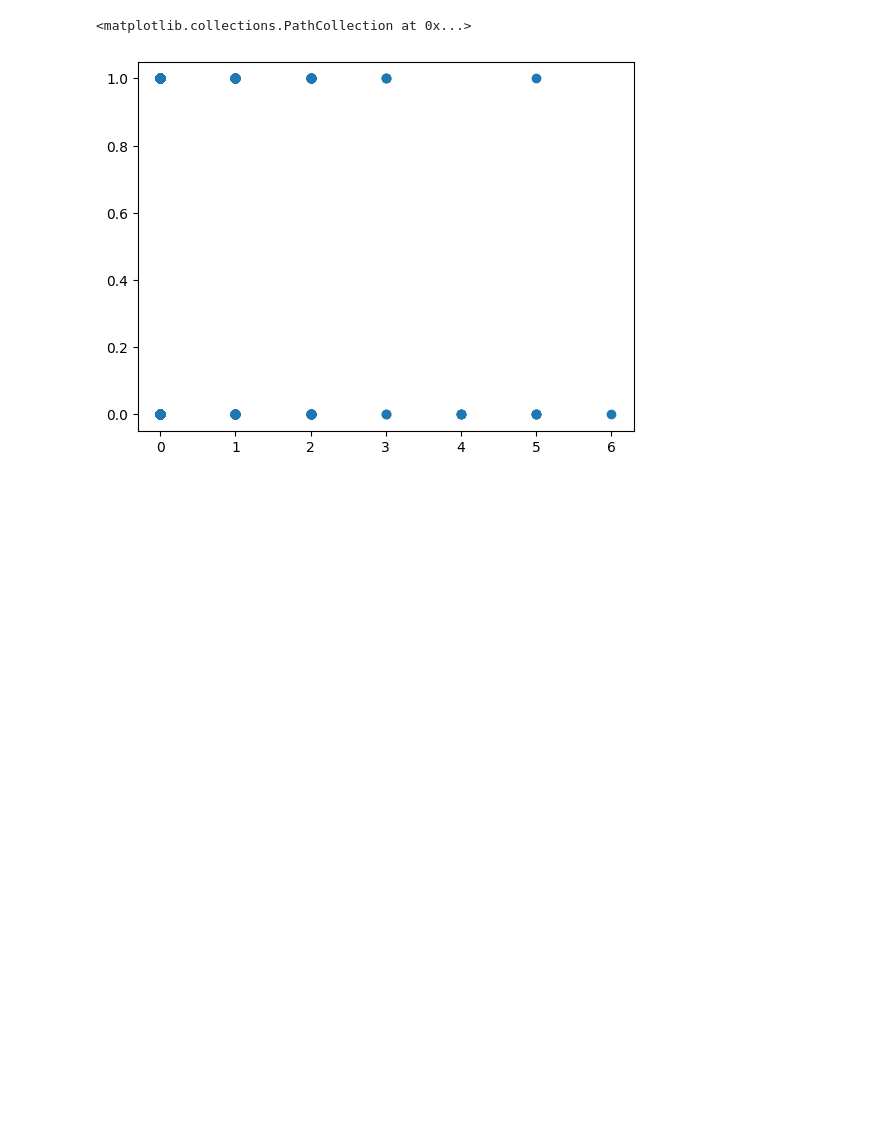
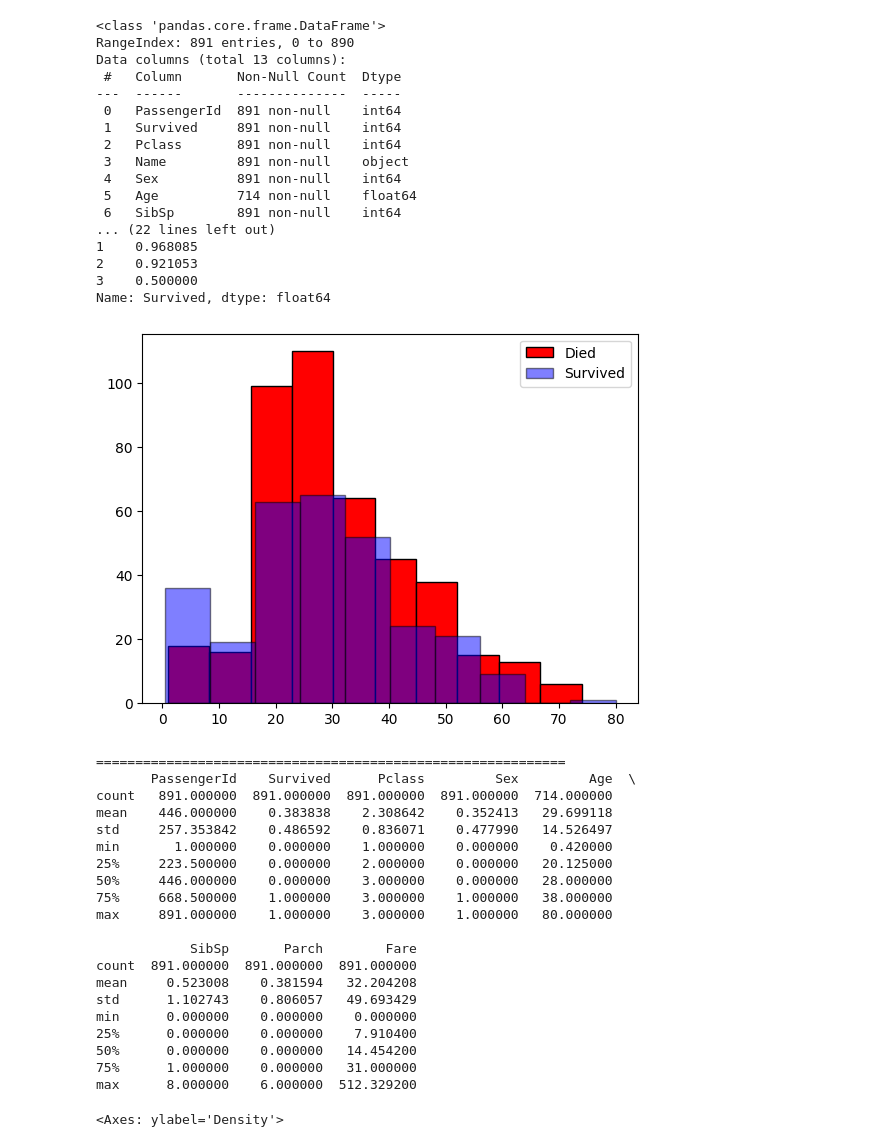
Before and after one commit to HaFiid98/kaggle-titanic, a Jupyter notebook: notebook/EDA.ipynb, the cells around one changed output. Saved outputs shown, nothing was run; the diff lists cells and outputs as text; code cells hidden in the pictures; blank space fills up the shorter version.

```diff
--- a/notebook/EDA.ipynb
+++ b/notebook/EDA.ipynb
@@ -1,23 +1,89 @@
 # %%
 import pandas as pd
 import numpy as np
 import matplotlib.pyplot as plt
 from pathlib import Path
 
 BASE_DIR = Path(__file__).resolve().parent if "__file__" in locals() else Path().cwd()
 DATA_PATH = BASE_DIR.parent / "data" / "train.csv"
 data = pd.read_csv(DATA_PATH)
+data["Sex"] = (data["Sex"] == "female").astype(int)
+data['HasCabin'] = data["Cabin"].notna()
+print(data.info(memory_usage="deep"))
+print("="*60)
+print(data.groupby("Sex")["Survived"].mean())
+print("-"* 100)
+print(data.groupby("HasCabin")["Survived"].mean())
+print("-"* 100)
+# print(data.groupby("Pclass")["Survived"].mean())
+print("-"* 100)
 
+print(f'Survival rate of Female based on Pclass: {data[data["Sex"] == 1].groupby("Pclass")["Survived"].mean()}')
+
+
+
+#add feature has family
+
+
+plt.hist(data[data["Survived"] == 0]["Age"]   ,  color="red" , edgecolor='black' , label="Died")
+plt.hist(data[data["Survived"] == 1]["Age"]  , alpha=0.5 , color="blue" , edgecolor='black' , label="Survived")
+plt.legend(loc='upper right')
+
+plt.show()
+# print(data.groupby("Survived")["Age"].mean())
+print("="*60)
+print(data.describe())
 y = data["Survived"]
 X = data.drop(columns=["Survived"])
 X["Age"] = X["Age"].fillna(X["Age"].median())
 # print(X)
 X['Embarked'] = X['Embarked'].fillna(X['Embarked'].mode()[0])
-X['HasCabin'] = X["Cabin"].notna()
-X["Sex"] = (X["Sex"] == "female").astype(int)
 X.isna().sum()
 
-plt.scatter(X["Parch"] , y)
+
+
+# plt.scatter(X["Parch"] , y)
+
+X["SibSp"].plot.kde()
+X["Parch"].plot.kde()
+X["Pclass"].plot.kde()
 # %% [output]
-<matplotlib.collections.PathCollection at 0x...>
+<class 'pandas.core.frame.DataFrame'>
+RangeIndex: 891 entries, 0 to 890
+Data columns (total 13 columns):
+ #   Column       Non-Null Count  Dtype
+---  ------       --------------  -----
+ 0   PassengerId  891 non-null    int64
+ 1   Survived     891 non-null    int64
+ 2   Pclass       891 non-null    int64
+ 3   Name         891 non-null    object
+ 4   Sex          891 non-null    int64
+ 5   Age          714 non-null    float64
+ 6   SibSp        891 non-null    int64
+... (22 lines left out)
+1    0.968085
+2    0.921053
+3    0.500000
+Name: Survived, dtype: float64
-[figure, old version]
+[figure, new version]
+============================================================
+       PassengerId    Survived      Pclass         Sex         Age  \
+count   891.000000  891.000000  891.000000  891.000000  714.000000
+mean    446.000000    0.383838    2.308642    0.352413   29.699118
+std     257.353842    0.486592    0.836071    0.477990   14.526497
+min       1.000000    0.000000    1.000000    0.000000    0.420000
+25%     223.500000    0.000000    2.000000    0.000000   20.125000
+50%     446.000000    0.000000    3.000000    0.000000   28.000000
+75%     668.500000    1.000000    3.000000    1.000000   38.000000
+max     891.000000    1.000000    3.000000    1.000000   80.000000
+
+            SibSp       Parch        Fare
+count  891.000000  891.000000  891.000000
+mean     0.523008    0.381594   32.204208
+std      1.102743    0.806057   49.693429
+min      0.000000    0.000000    0.000000
+25%      0.000000    0.000000    7.910400
+50%      0.000000    0.000000   14.454200
+75%      1.000000    0.000000   31.000000
+max      8.000000    6.000000  512.329200
+<Axes: ylabel='Density'>
```
Also changed, not shown: parts of 1 cell of this notebook.
